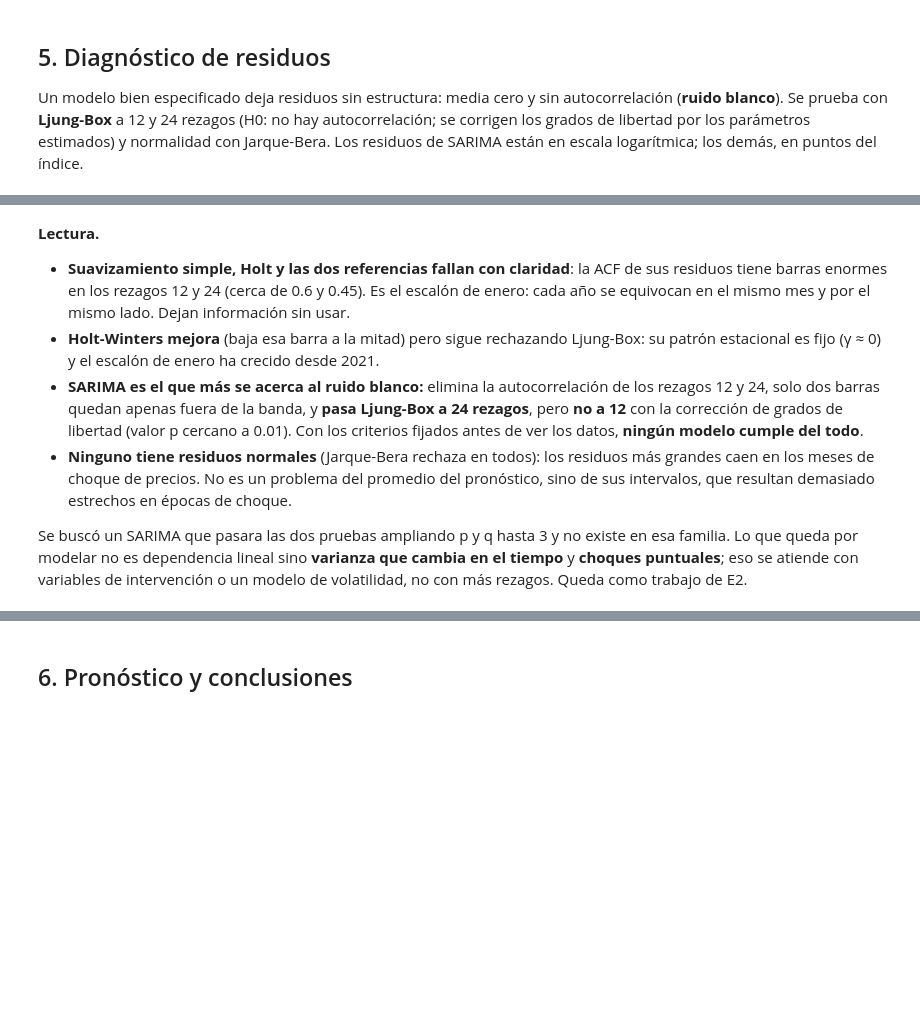
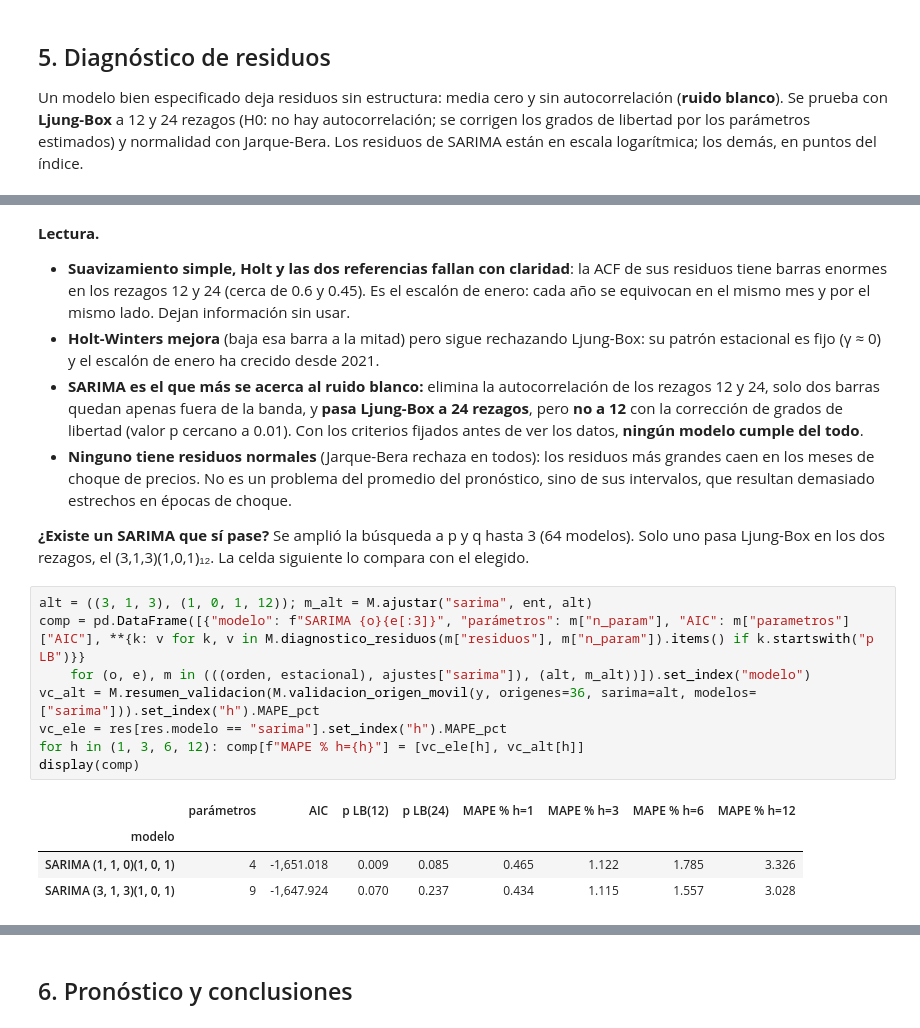
Before and after one commit to 23460521-commits/tdl-observatorio-electrico, a Jupyter notebook: docs/E1/pronostico.ipynb, the cells around one changed output, grey strips where cells are left out. Saved outputs shown, nothing was run; the diff lists cells and outputs as text; blank space fills up the shorter version.

```diff
--- a/docs/E1/pronostico.ipynb
+++ b/docs/E1/pronostico.ipynb
@@ -315,4 +316,17 @@ Mayores residuos de SARIMA (en %): {'2021-01': 5.8, '2005-03': 4.9, '2004-03': 4
 - **SARIMA es el que más se acerca al ruido blanco:** elimina la autocorrelación de los rezagos 12 y 24, solo dos barras quedan apenas fuera de la banda, y **pasa Ljung-Box a 24 rezagos**, pero **no a 12** con la corrección de grados de libertad (valor p cercano a 0.01). Con los criterios fijados antes de ver los datos, **ningún modelo cumple del todo**.
 - **Ninguno tiene residuos normales** (Jarque-Bera rechaza en todos): los residuos más grandes caen en los meses de choque de precios. No es un problema del promedio del pronóstico, sino de sus intervalos, que resultan demasiado estrechos en épocas de choque.
 
-Se buscó un SARIMA que pasara las dos pruebas ampliando p y q hasta 3 y no existe en esa familia. Lo que queda por modelar no es dependencia lineal sino **varianza que cambia en el tiempo** y **choques puntuales**; eso se atiende con variables de intervención o un modelo de volatilidad, no con más rezagos. Queda como trabajo de E2.
+**¿Existe un SARIMA que sí pase?** Se amplió la búsqueda a p y q hasta 3 (64 modelos). Solo uno pasa Ljung-Box en los dos rezagos, el (3,1,3)(1,0,1)₁₂. La celda siguiente lo compara con el elegido.
+# %%
+alt = ((3, 1, 3), (1, 0, 1, 12)); m_alt = M.ajustar("sarima", ent, alt)
+comp = pd.DataFrame([{"modelo": f"SARIMA {o}{e[:3]}", "parámetros": m["n_param"], "AIC": m["parametros"]["AIC"], **{k: v for k, v in M.diagnostico_residuos(m["residuos"], m["n_param"]).items() if k.startswith("p LB")}}
+    for (o, e), m in (((orden, estacional), ajustes["sarima"]), (alt, m_alt))]).set_index("modelo")
+vc_alt = M.resumen_validacion(M.validacion_origen_movil(y, origenes=36, sarima=alt, modelos=["sarima"])).set_index("h").MAPE_pct
+vc_ele = res[res.modelo == "sarima"].set_index("h").MAPE_pct
+for h in (1, 3, 6, 12): comp[f"MAPE % h={h}"] = [vc_ele[h], vc_alt[h]]
+display(comp)
+# %% [output]
+|  | parámetros | AIC | p LB(12) | p LB(24) | MAPE % h=1 | MAPE % h=3 | MAPE % h=6 | MAPE % h=12 |
+| modelo |  |  |  |  |  |  |  |  |
+| SARIMA (1, 1, 0)(1, 0, 1) | 4 | -1,651.018 | 0.009 | 0.085 | 0.465 | 1.122 | 1.785 | 3.326 |
+| SARIMA (3, 1, 3)(1, 0, 1) | 9 | -1,647.924 | 0.070 | 0.237 | 0.434 | 1.115 | 1.557 | 3.028 |
```
Also changed, not shown: parts of 18 cells of this notebook, 32 other files.
